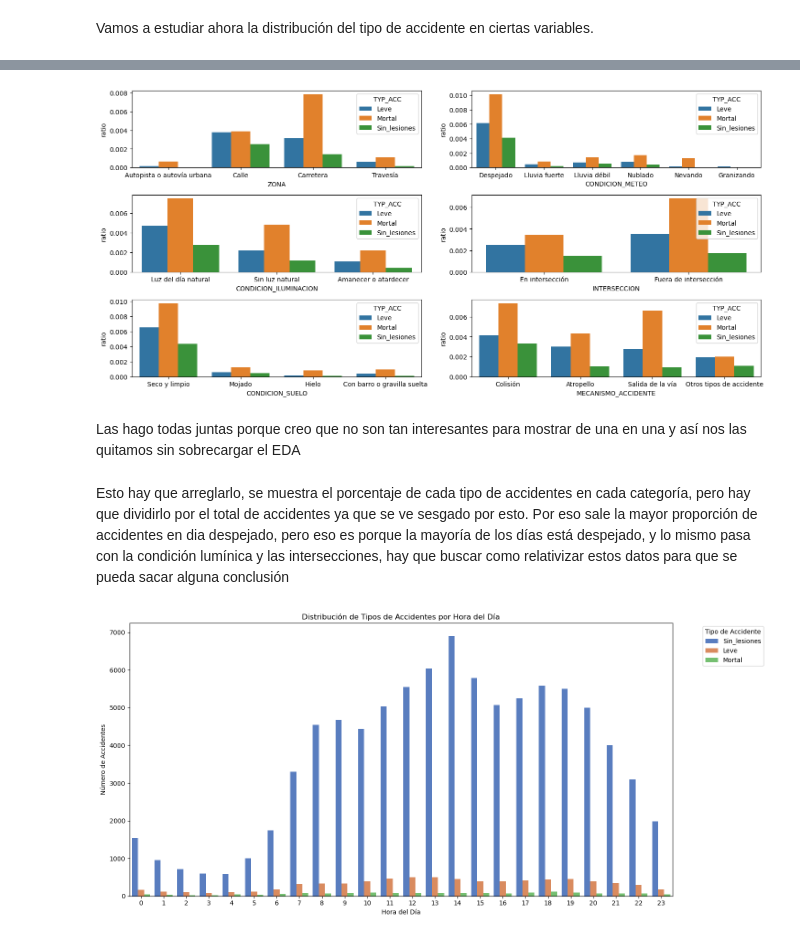
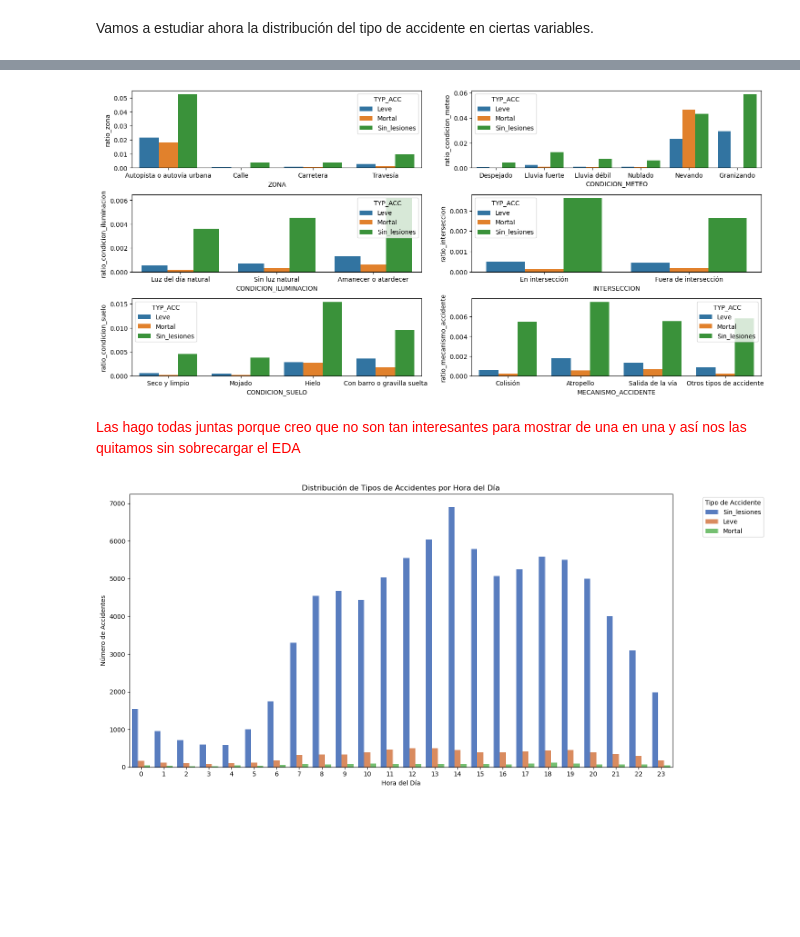
Before and after one commit to 4GeeksAcademy/Proyecto_final_DS_Alex_Carlos, a Jupyter notebook: project/project.ipynb, the cells around one changed output, grey strips where cells are left out. Drawn from its saved outputs; the diff is of its cells as text; code cells hidden in the pictures; blank space fills up the shorter version.

```diff
--- a/project/project.ipynb
+++ b/project/project.ipynb
@@ -674,33 +674,33 @@ Index(['MES', 'DIA_SEMANA', 'HORA', 'COD_PROVINCIA', 'ZONA', 'CARRETERA',
       dtype='object')
 # %%
-# 1. Calcular conteos por ZONA y TYP_ACC
-df_counts = df_eda.groupby(['ZONA', 'TYP_ACC', 'CONDICION_METEO', 'CONDICION_ILUMINACION','INTERSECCION','MECANISMO_ACCIDENTE','CONDICION_SUELO']).size().reset_index(name='count')
+# Calcular conteos por variable y TYP_ACC
+df_counts = df_eda.groupby(['ZONA', 'TYP_ACC', 'CONDICION_METEO', 'CONDICION_ILUMINACION','INTERSECCION','MECANISMO_ACCIDENTE',
+                            'CONDICION_SUELO']).size().reset_index(name='count')
 
-# 2. Calcular el total de accidentes para cada tipo de accidente
-df_counts['total'] = df_counts.groupby('TYP_ACC')['count'].transform('sum')
+#Calcular el total de accidentes para cada categoría
+df_counts['total_acc'] = df_counts.groupby('TYP_ACC')['count'].transform('sum')
 
-# 3. Calcular el ratio (o porcentaje) para cada combinación
-df_counts['ratio'] = df_counts['count'] / df_counts['total']
+for var in ['ZONA', 'CONDICION_METEO', 'CONDICION_ILUMINACION','INTERSECCION','MECANISMO_ACCIDENTE','CONDICION_SUELO']:
+    df_counts['ratio_' + var.lower()] = df_counts['count'] / df_counts.groupby(var)['count'].transform('sum')
 
-# 4. Graficar
+#Calcular el ratio de cada accidente para cada combinación
+df_counts['ratio_acc'] = df_counts['count'] / df_counts['total_acc']
+
+#Graficar
 fig, axes = plt.subplots(3, 2, figsize=(15, 7))
-
-sns.barplot(ax=axes[0,0], data=df_counts, x='ZONA', y='ratio', hue='TYP_ACC', errorbar=None)
-sns.barplot(ax=axes[0,1], data=df_counts, x='CONDICION_METEO', y='ratio', hue='TYP_ACC', errorbar=None)
-sns.barplot(ax=axes[1,0], data=df_counts, x='CONDICION_ILUMINACION', y='ratio', hue='TYP_ACC', errorbar=None)
-sns.barplot(ax=axes[1,1], data=df_counts, x='INTERSECCION', y='ratio', hue='TYP_ACC', errorbar=None)
-sns.barplot(ax=axes[2,0], data=df_counts, x='CONDICION_SUELO', y='ratio', hue='TYP_ACC', errorbar=None)
-sns.barplot(ax=axes[2,1], data=df_counts, x='MECANISMO_ACCIDENTE', y='ratio', hue='TYP_ACC', errorbar=None)
-
+sns.barplot(ax=axes[0,0], data=df_counts, x='ZONA', y='ratio_zona', hue='TYP_ACC', errorbar=None)
+sns.barplot(ax=axes[0,1], data=df_counts, x='CONDICION_METEO', y='ratio_condicion_meteo', hue='TYP_ACC', errorbar=None)
+sns.barplot(ax=axes[1,0], data=df_counts, x='CONDICION_ILUMINACION', y='ratio_condicion_iluminacion', hue='TYP_ACC', errorbar=None)
+sns.barplot(ax=axes[1,1], data=df_counts, x='INTERSECCION', y='ratio_interseccion', hue='TYP_ACC', errorbar=None)
+sns.barplot(ax=axes[2,0], data=df_counts, x='CONDICION_SUELO', y='ratio_condicion_suelo', hue='TYP_ACC', errorbar=None)
+sns.barplot(ax=axes[2,1], data=df_counts, x='MECANISMO_ACCIDENTE', y='ratio_mecanismo_accidente', hue='TYP_ACC', errorbar=None)
 
 plt.tight_layout()
 plt.show()
 # %% [output]
-[figure, old version]
+[figure, new version]
 # %% [markdown]
-Las hago todas juntas porque creo que no son tan interesantes para mostrar de una en una y así nos las quitamos sin sobrecargar el EDA
+<font color="red">Las hago todas juntas porque creo que no son tan interesantes para mostrar de una en una y así nos las quitamos sin sobrecargar el EDA </font>
-# %% [markdown]
-Esto hay que arreglarlo, se muestra el porcentaje de cada tipo de accidentes en cada categoría, pero hay que dividirlo por el total de accidentes ya que se ve sesgado por esto. Por eso sale la mayor proporción de accidentes en dia despejado, pero eso es porque la mayoría de los días está despejado, y lo mismo pasa con la condición lumínica y las intersecciones, hay que buscar como relativizar estos datos para que se pueda sacar alguna conclusión
 # %%
 # A continuación, se estudia si tiene algún impacto la hora del día o el día de la semana sobre el tipo de accidente
 
```
Also changed, not shown: parts of 2 cells of this notebook.
